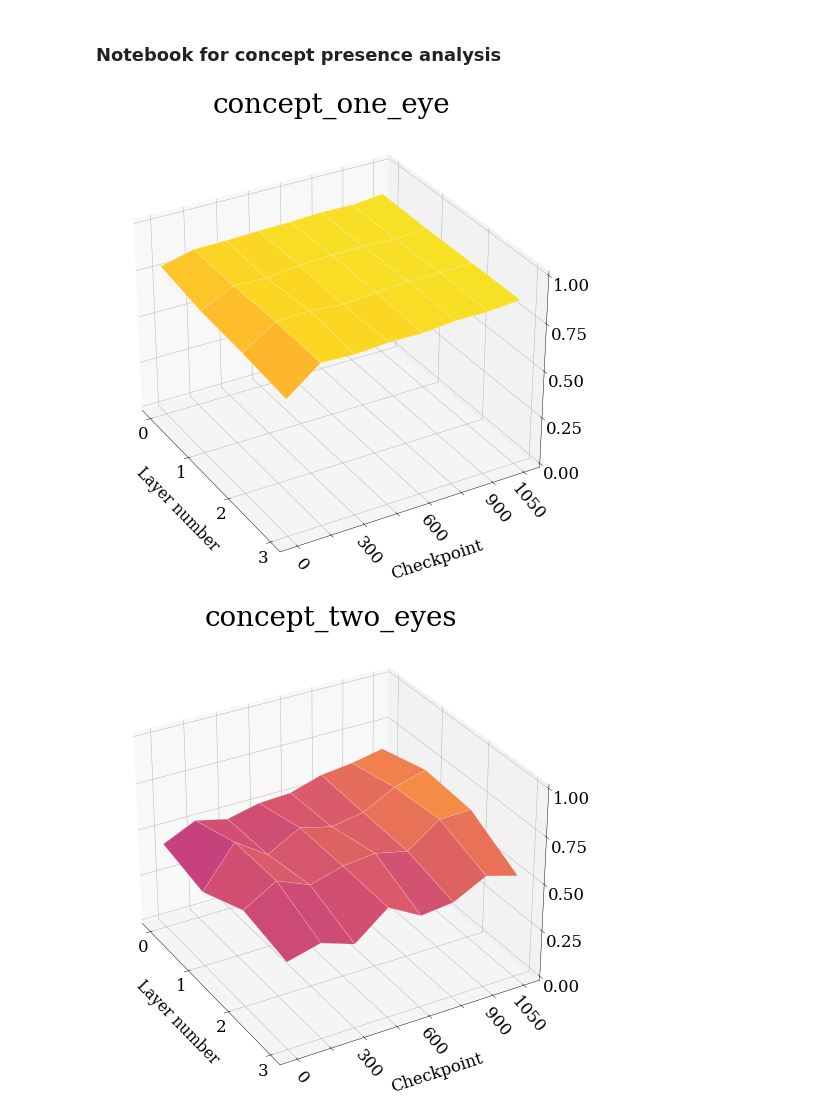
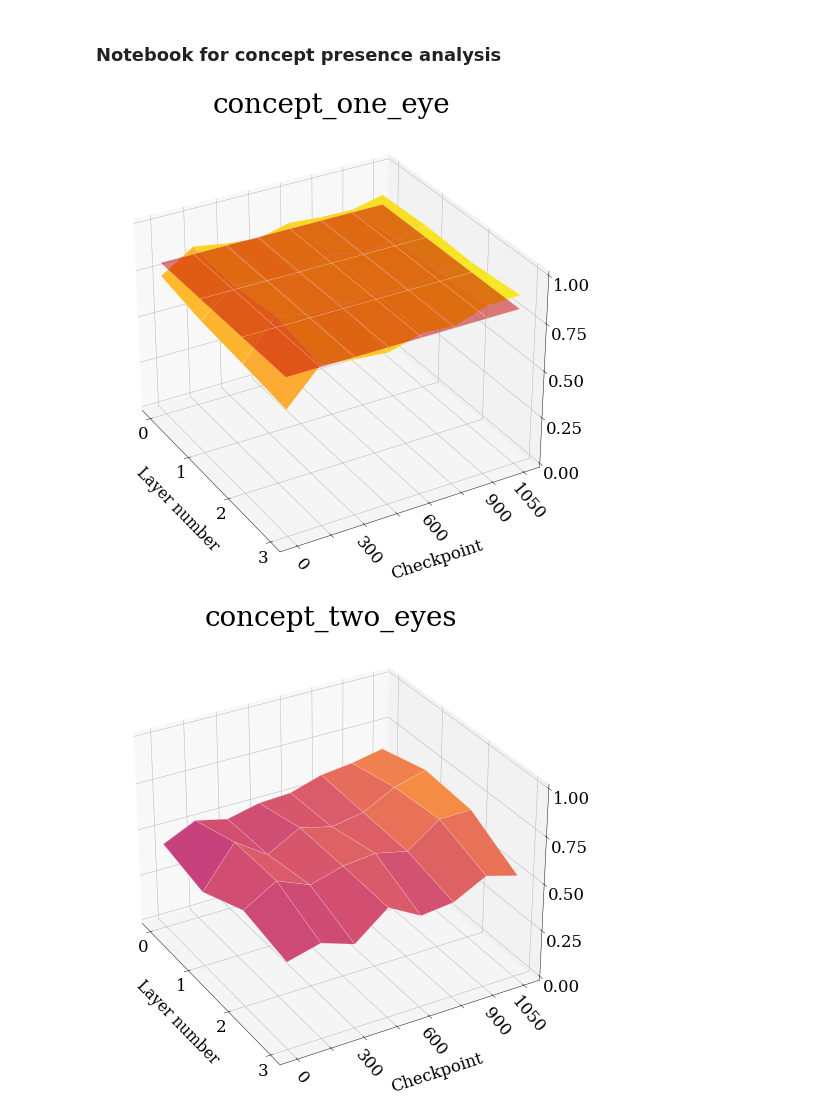
Before and after one commit to erikssommer/xai-concept-methods-drl, a Jupyter notebook: notebooks/concept_presence.ipynb, the cells around one changed output. Cells and saved outputs as stored; diff of their text form; code cells hidden in the pictures.

Commit message:
Control for comparison: regression from network input

```diff
--- a/notebooks/concept_presence.ipynb
+++ b/notebooks/concept_presence.ipynb
@@ -23,6 +23,15 @@ levels = [0, 150, 300, 450, 600, 750, 900, 1050]
 concepts = ['concept_one_eye', 'concept_two_eyes', 'concept_area_advantage', 'concept_win_on_pass', 'concept_random']
 
 for concept in concepts:
+    # Input regression plot
+    input_presences = None
+    # Test if input presence file exists
+    if os.path.exists(f"../concept_presences/{board_name}/{session_name}/{concept}/input"):
+        for file in os.listdir(f"../concept_presences/{board_name}/{session_name}/{concept}/input"):
+            with open(os.path.join(f"../concept_presences/{board_name}/{session_name}/{concept}/input", file)) as f:
+                data = json.load(f)
+                input_presences = data
+
     z = []
 
     for level in levels:
@@ -61,34 +70,47 @@ for concept in concepts:
     surf = ax.plot_surface(X, Y, z, cmap=cm.plasma, edgecolor="white", linewidth=0.25, vmin=0.1, vmax=0.9)
     # Customize the z axis.
     ax.set_zlim(0, 1.00)
     ax.set_axisbelow(False)
     ax.set_title(concept, fontsize=50, pad=-20)
     ax.set_xlabel("Layer number", labelpad=30, fontsize=28, zorder=10)
     ax.set_ylabel("Checkpoint", labelpad=45,fontsize=30,zorder=10)
     plt.xticks(fontsize=30, rotation=0)
     plt.xticks(np.arange(z.shape[1]))
     plt.yticks(fontsize=30, rotation=-50)
     ax.tick_params('z', labelsize=30, pad=15, reset=True)
     fig.patch.set_facecolor("white")
 
     ax.zaxis.set_major_locator(LinearLocator(5))
 
     labels = levels.copy()
     labels[0] = 0
     plt.yticks(np.arange(len(levels)), labels)
     yticks = ax.yaxis.get_major_ticks()
     for i in range(1, len(labels), 2):
         yticks[i].label1.set_visible(False)
 
     yticks[-1].label1.set_visible(True)
     # A StrMethodFormatter is used automatically
     ax.zaxis.set_major_formatter('{x:.02f}')
     ax.view_init(30, -30)
 
+    # Create a subplot with the input presence as a surface
+    if input_presences is not None:
+        # Make data.
+        X = np.arange(len(levels))
+        Y = np.arange(z.shape[1])
+        X, Y = np.meshgrid(Y, X)
+
+        # Copy z array and replace all values with input presence
+        input_presences = np.full((len(levels), z.shape[1]), input_presences)
+
+        # Plot the surface.
+        surf = ax.plot_surface(X, Y, input_presences, color="red", edgecolor="white", linewidth=0.25, vmin=0.1, vmax=0.9, alpha=0.5)
+
     os.makedirs(f"plots/{board_name}/{session_name}", exist_ok=True)
     plt.savefig(f"plots/{board_name}/{session_name}/{concept}.png", transparent=False)
 # %% [output]
-[figure, old version]
+[figure, new version]
 [figure]
 [figure]
 [figure]
```
Also changed, not shown: 19 other files.
